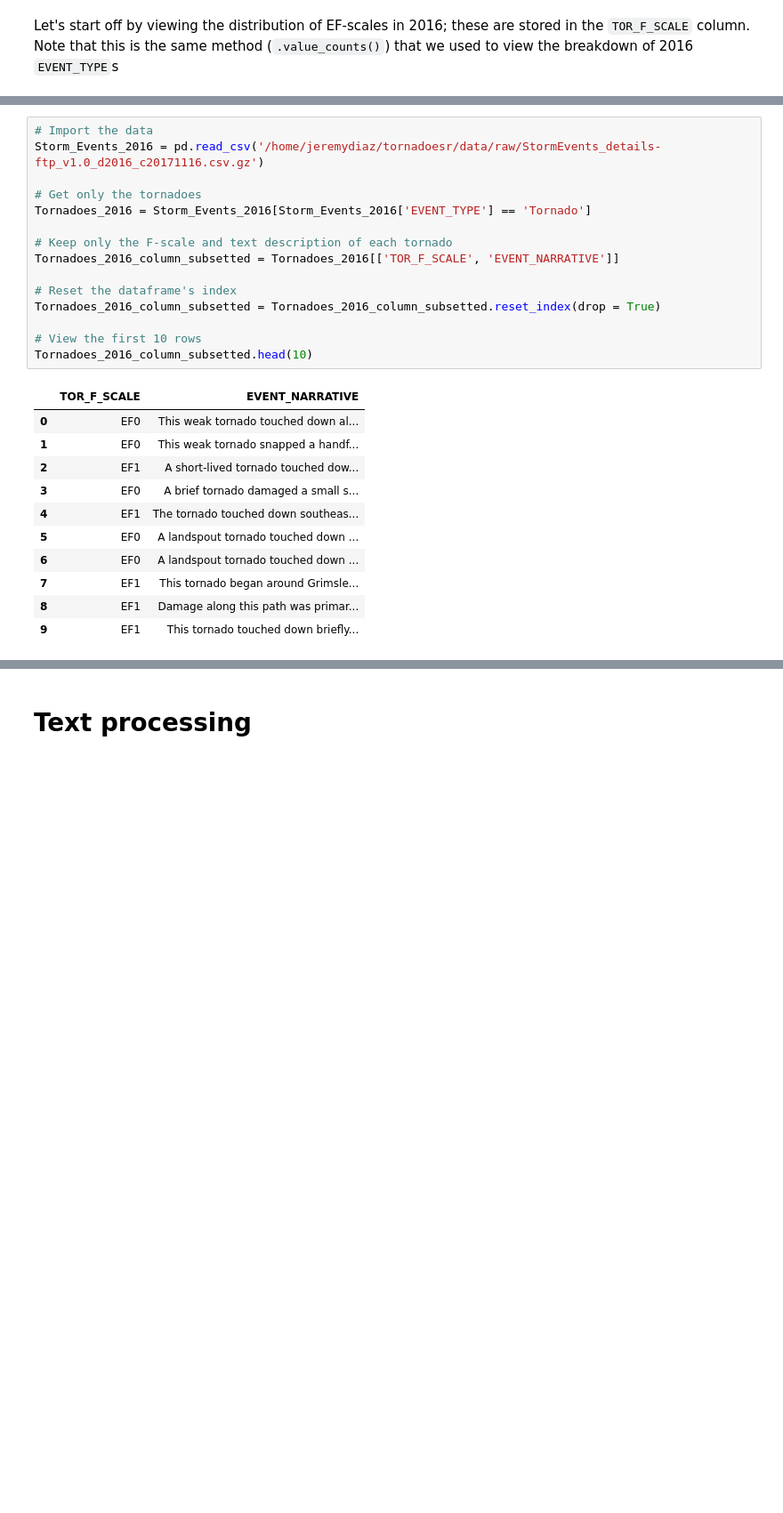
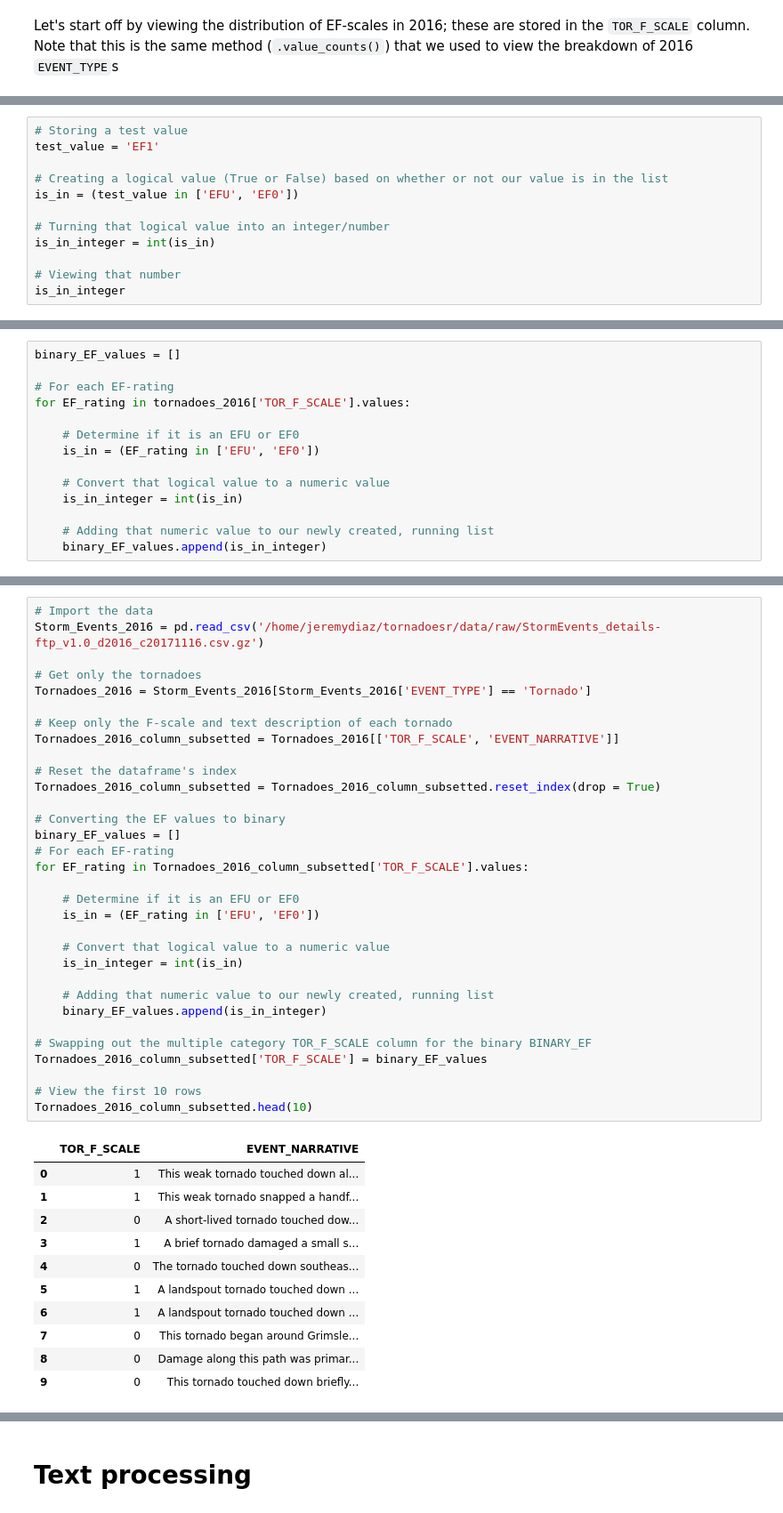
Before and after one commit to jdiaz4302/ML_Workshop_Series, a Jupyter notebook: L01-IntroToPython-TextData-and-LogisticRegression.ipynb, the cells around one changed output, grey strips where cells are left out. Shown at 89% size. Saved outputs shown, nothing was run; the diff lists cells and outputs as text; blank space fills up the shorter version.

```diff
--- a/L01-IntroToPython-TextData-and-LogisticRegression.ipynb
+++ b/L01-IntroToPython-TextData-and-LogisticRegression.ipynb
@@ -308,0 +317,12 @@ plt.hist(Tornadoes_2016['TOR_F_SCALE'], bins = 50, color = 'red', edgecolor = 'b
+# %%
+# Storing a test value
+test_value = 'EF1'
+
+# Creating a logical value (True or False) based on whether or not our value is in the list
+is_in = (test_value in ['EFU', 'EF0'])
+
+# Turning that logical value into an integer/number
+is_in_integer = int(is_in)
+
+# Viewing that number
+is_in_integer
@@ -308,0 +333,14 @@ plt.hist(Tornadoes_2016['TOR_F_SCALE'], bins = 50, color = 'red', edgecolor = 'b
+# %%
+binary_EF_values = []
+
+# For each EF-rating
+for EF_rating in tornadoes_2016['TOR_F_SCALE'].values:
+
+    # Determine if it is an EFU or EF0
+    is_in = (EF_rating in ['EFU', 'EF0'])
+
+    # Convert that logical value to a numeric value
+    is_in_integer = int(is_in)
+
+    # Adding that numeric value to our newly created, running list
+    binary_EF_values.append(is_in_integer)
@@ -311,27 +391,44 @@ plt.hist(Tornadoes_2016['TOR_F_SCALE'], bins = 50, color = 'red', edgecolor = 'b
 # %%
 # Import the data
 Storm_Events_2016 = pd.read_csv('/home/jeremydiaz/tornadoesr/data/raw/StormEvents_details-ftp_v1.0_d2016_c20171116.csv.gz')
 
 # Get only the tornadoes
 Tornadoes_2016 = Storm_Events_2016[Storm_Events_2016['EVENT_TYPE'] == 'Tornado']
 
 # Keep only the F-scale and text description of each tornado
 Tornadoes_2016_column_subsetted = Tornadoes_2016[['TOR_F_SCALE', 'EVENT_NARRATIVE']]
 
 # Reset the dataframe's index
 Tornadoes_2016_column_subsetted = Tornadoes_2016_column_subsetted.reset_index(drop = True)
 
+# Converting the EF values to binary
+binary_EF_values = []
+# For each EF-rating
+for EF_rating in Tornadoes_2016_column_subsetted['TOR_F_SCALE'].values:
+
+    # Determine if it is an EFU or EF0
+    is_in = (EF_rating in ['EFU', 'EF0'])
+
+    # Convert that logical value to a numeric value
+    is_in_integer = int(is_in)
+
+    # Adding that numeric value to our newly created, running list
+    binary_EF_values.append(is_in_integer)
+
+# Swapping out the multiple category TOR_F_SCALE column for the binary BINARY_EF
+Tornadoes_2016_column_subsetted['TOR_F_SCALE'] = binary_EF_values
+
 # View the first 10 rows
 Tornadoes_2016_column_subsetted.head(10)
 # %% [output]
 |  | TOR_F_SCALE | EVENT_NARRATIVE |
-| 0 | EF0 | This weak tornado touched down al... |
-| 1 | EF0 | This weak tornado snapped a handf... |
-| 2 | EF1 | A short-lived tornado touched dow... |
-| 3 | EF0 | A brief tornado damaged a small s... |
-| 4 | EF1 | The tornado touched down southeas... |
-| 5 | EF0 | A landspout tornado touched down ... |
-| 6 | EF0 | A landspout tornado touched down ... |
-| 7 | EF1 | This tornado began around Grimsle... |
-| 8 | EF1 | Damage along this path was primar... |
-| 9 | EF1 | This tornado touched down briefly... |
+| 0 | 1 | This weak tornado touched down al... |
+| 1 | 1 | This weak tornado snapped a handf... |
+| 2 | 0 | A short-lived tornado touched dow... |
+| 3 | 1 | A brief tornado damaged a small s... |
+| 4 | 0 | The tornado touched down southeas... |
+| 5 | 1 | A landspout tornado touched down ... |
+| 6 | 1 | A landspout tornado touched down ... |
+| 7 | 0 | This tornado began around Grimsle... |
+| 8 | 0 | Damage along this path was primar... |
+| 9 | 0 | This tornado touched down briefly... |
```
Also changed, not shown: parts of 29 cells of this notebook.
